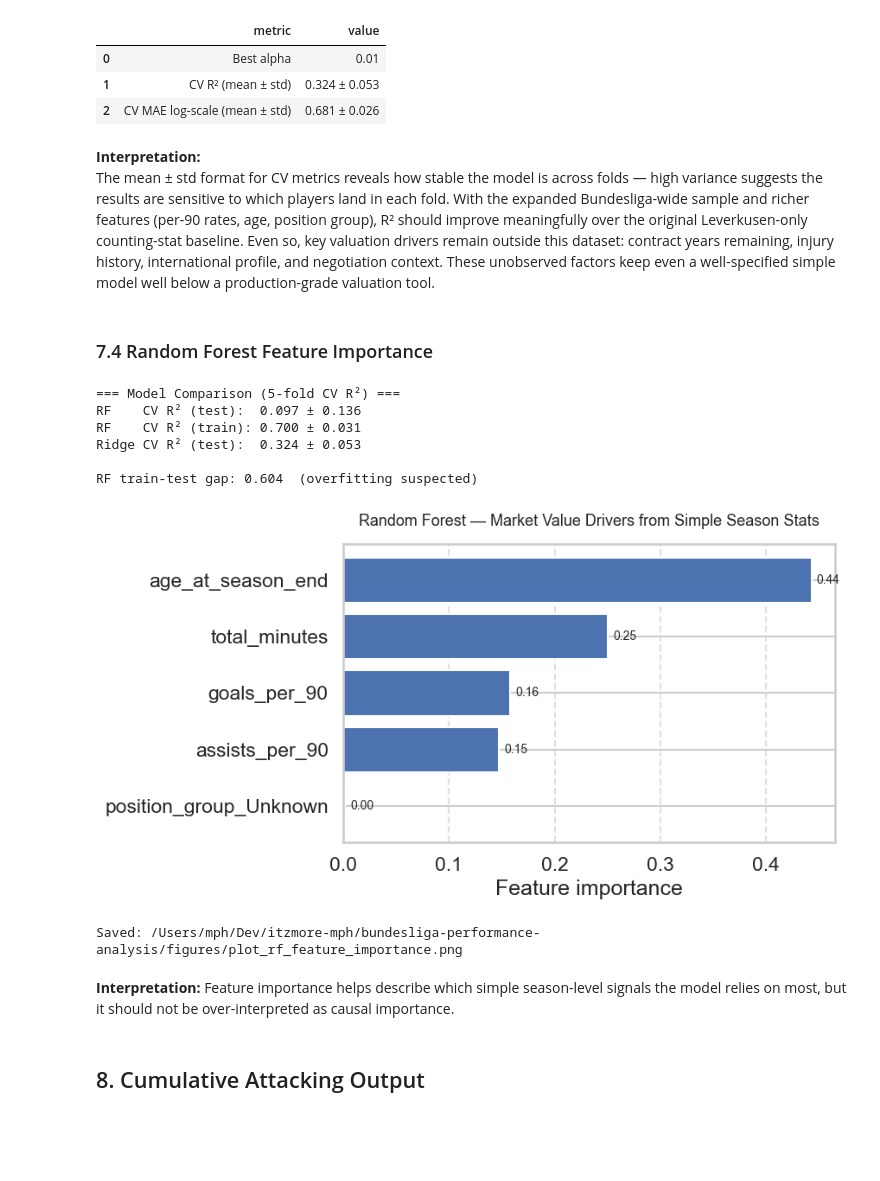
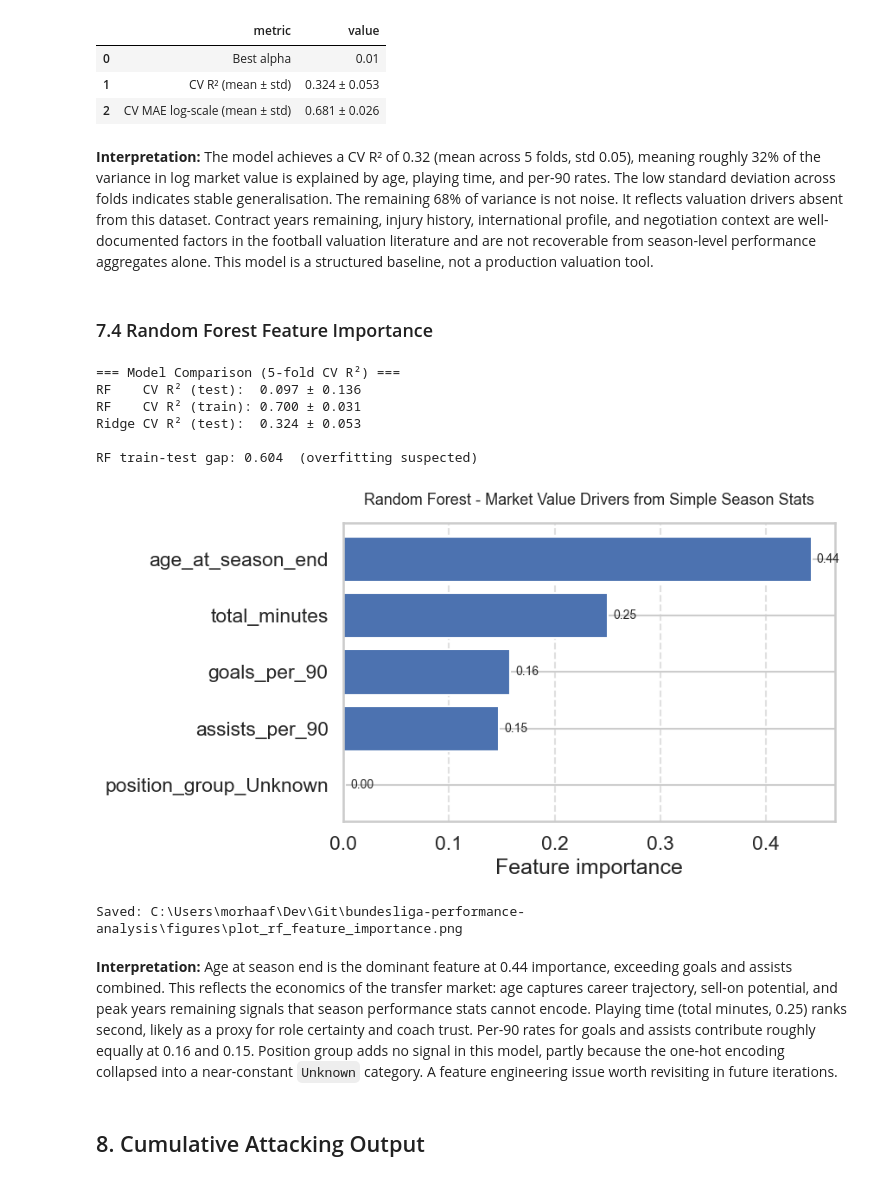
Before and after one commit to itzmore-mph/bundesliga-performance-analysis, a Jupyter notebook: notebooks/bundesliga_performance_analysis.ipynb, the cells around one changed output. Cells and saved outputs as stored; diff of their text form; code cells hidden in the pictures; blank space fills up the shorter version.

```diff
--- a/notebooks/bundesliga_performance_analysis.ipynb
+++ b/notebooks/bundesliga_performance_analysis.ipynb
@@ -540,7 +540,7 @@ for _, row in by_player_qual.loc[by_player_qual["is_highlight"]].iterrows():
 
 adjust_text(texts, arrowprops={"arrowstyle": "-", "color": "gray", "lw": 0.5})
 
-ax.set_title(f"{DISPLAY_CLUB_NAME} — Goals & Assists per 90 min ({SEASON_LABEL})", pad=15, fontsize=14)
+ax.set_title(f"{DISPLAY_CLUB_NAME} - Goals & Assists per 90 min ({SEASON_LABEL})", pad=15, fontsize=14)
 ax.set_xlabel("Goals per 90 min")
 ax.set_ylabel("Assists per 90 min")
 ax.text(
@@ -1023,8 +1020,7 @@ Best Ridge alpha (inner CV): 0.01
 | 1 | CV R² (mean ± std) | 0.324 ± 0.053 |
 | 2 | CV MAE log-scale (mean ± std) | 0.681 ± 0.026 |
 # %% [markdown]
-**Interpretation:**
-The mean ± std format for CV metrics reveals how stable the model is across folds — high variance suggests the results are sensitive to which players land in each fold. With the expanded Bundesliga-wide sample and richer features (per-90 rates, age, position group), R² should improve meaningfully over the original Leverkusen-only counting-stat baseline. Even so, key valuation drivers remain outside this dataset: contract years remaining, injury history, international profile, and negotiation context. These unobserved factors keep even a well-specified simple model well below a production-grade valuation tool.
+**Interpretation:** The model achieves a CV R² of 0.32 (mean across 5 folds, std 0.05), meaning roughly 32% of the variance in log market value is explained by age, playing time, and per-90 rates. The low standard deviation across folds indicates stable generalisation. The remaining 68% of variance is not noise. It reflects valuation drivers absent from this dataset. Contract years remaining, injury history, international profile, and negotiation context are well-documented factors in the football valuation literature and are not recoverable from season-level performance aggregates alone. This model is a structured baseline, not a production valuation tool.
 # %% [markdown]
 ### 7.4 Random Forest Feature Importance
 # %%
@@ -1066,38 +1062,38 @@ feature_importance = (
     )
     .sort_values("importance", ascending=True)
 )
 
 fig = plt.figure(figsize=(9, 5))
 bars = plt.barh(feature_importance["feature"], feature_importance["importance"])
 
 for bar in bars:
     plt.text(
         bar.get_width() + 0.005,
         bar.get_y() + bar.get_height() / 2,
         f"{bar.get_width():.2f}",
         va="center",
         fontsize=10,
     )
 
 plt.xlabel("Feature importance")
-plt.title("Random Forest — Market Value Drivers from Simple Season Stats", fontsize=13, pad=15)
+plt.title("Random Forest - Market Value Drivers from Simple Season Stats", fontsize=13, pad=15)
 plt.grid(axis="x", linestyle="--", alpha=0.6)
 plt.tight_layout()
 fig_path = FIGURES_DIR / "plot_rf_feature_importance.png"
 fig.savefig(fig_path, dpi=150, bbox_inches="tight")
 plt.show()
 print(f"Saved: {fig_path}")
 # %% [output]
 === Model Comparison (5-fold CV R²) ===
 RF    CV R² (test):  0.097 ± 0.136
 RF    CV R² (train): 0.700 ± 0.031
 Ridge CV R² (test):  0.324 ± 0.053
 
 RF train-test gap: 0.604  (overfitting suspected)
-[figure, old version]
+[figure, new version]
-Saved: /Users/mph/Dev/itzmore-mph/bundesliga-performance-analysis/figures/plot_rf_feature_importance.png
+Saved: C:\Users\morhaaf\Dev\Git\bundesliga-performance-analysis\figures\plot_rf_feature_importance.png
 # %% [markdown]
-**Interpretation:** Feature importance helps describe which simple season-level signals the model relies on most, but it should not be over-interpreted as causal importance.
+**Interpretation:** Age at season end is the dominant feature at 0.44 importance, exceeding goals and assists combined. This reflects the economics of the transfer market: age captures career trajectory, sell-on potential, and peak years remaining signals that season performance stats cannot encode. Playing time (total minutes, 0.25) ranks second, likely as a proxy for role certainty and coach trust. Per-90 rates for goals and assists contribute roughly equally at 0.16 and 0.15. Position group adds no signal in this model, partly because the one-hot encoding collapsed into a near-constant `Unknown` category. A feature engineering issue worth revisiting in future iterations.
 # %% [markdown]
 ## 8. Cumulative Attacking Output
 # %% [markdown]
```
Also changed, not shown: parts of 28 cells of this notebook, 7 other files.
